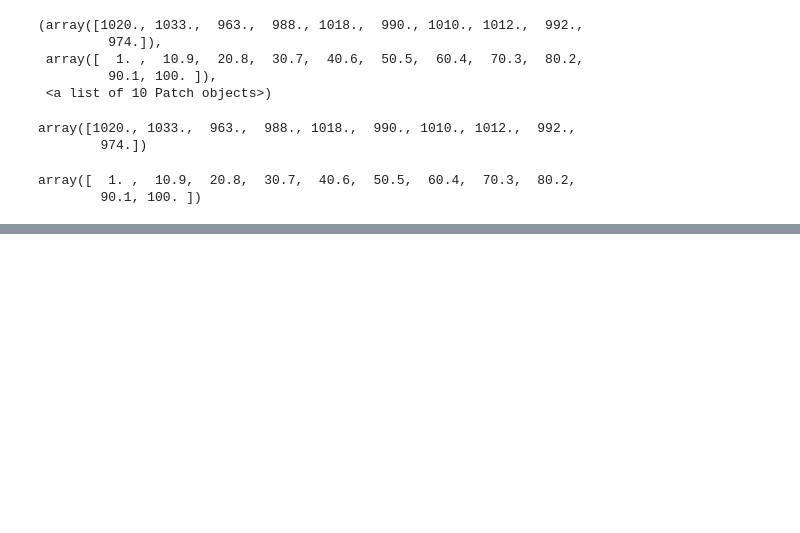
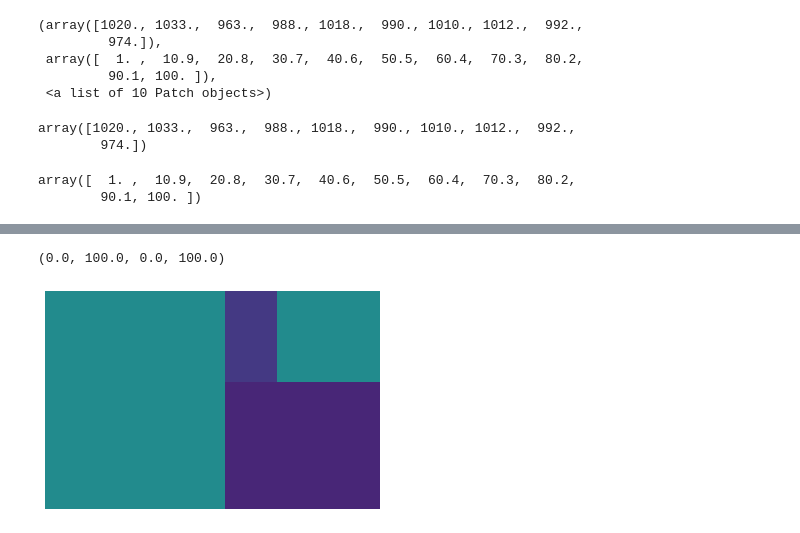
Before and after one commit to gotserena/data_viz_2022, a Jupyter notebook: DataViz04 Data Comparison.ipynb, the cells around one changed output, grey strips where cells are left out. Cells and saved outputs as stored; diff of their text form; code cells hidden in the pictures; blank space fills up the shorter version.

```diff
--- a/DataViz04 Data Comparison.ipynb
+++ b/DataViz04 Data Comparison.ipynb
@@ -345,0 +360,8 @@ array([  1. ,  10.9,  20.8,  30.7,  40.6,  50.5,  60.4,  70.3,  80.2,
+# %%
+data = [500, 250, 60, 120] # สร้าง data
+# %%
+squarify.plot(data) # พร็อต tree map
+plt.axis('off')
+# %% [output]
+(0.0, 100.0, 0.0, 100.0)
+[figure, added]
```
Also changed, not shown: parts of 38 cells of this notebook.
